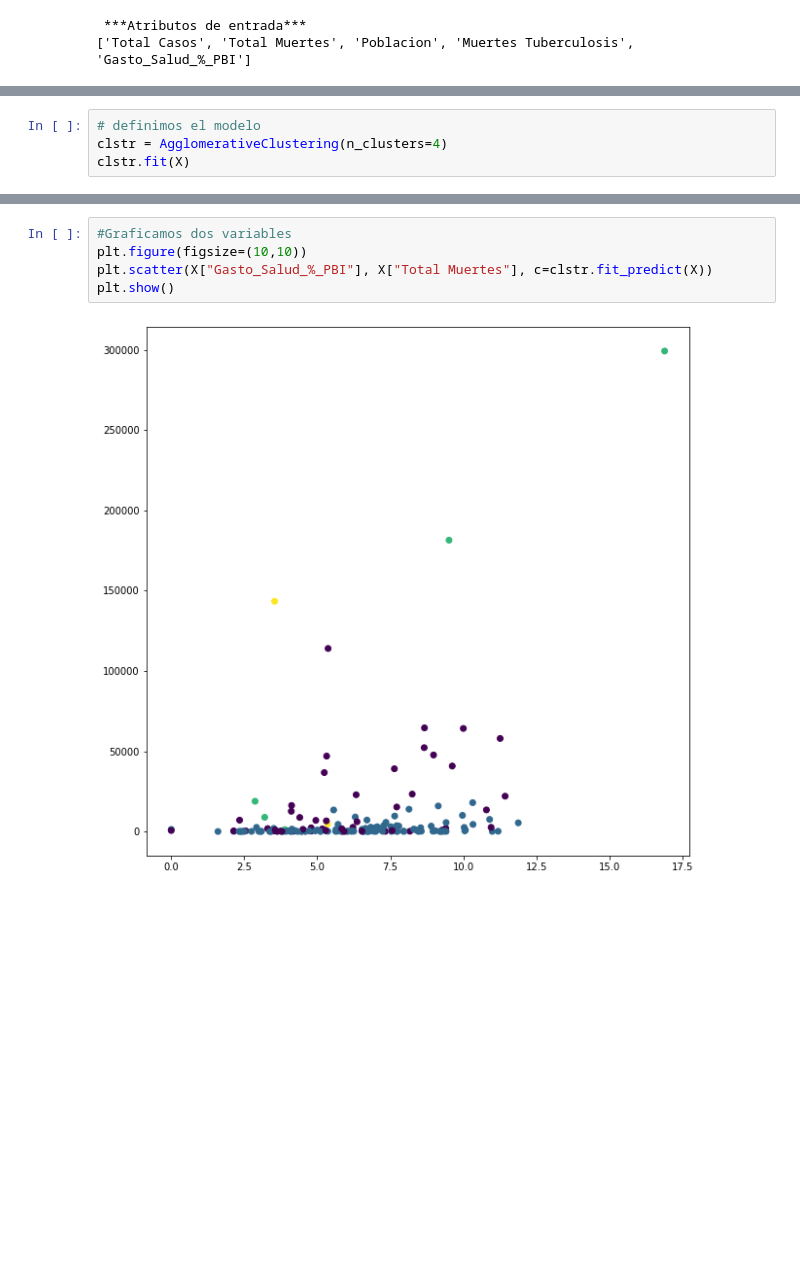
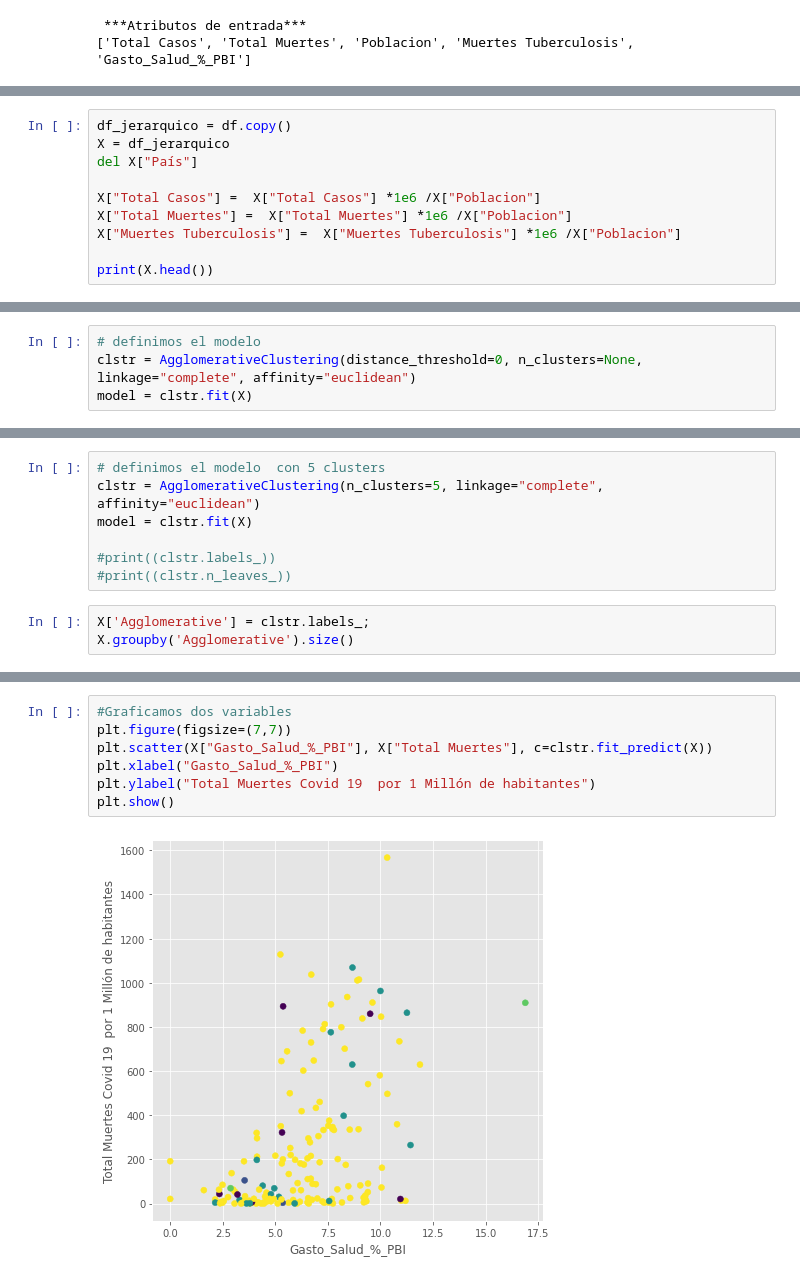
Before and after one commit to georgeduranh/IA, a Jupyter notebook: IA_actividad3.ipynb, the cells around one changed output, grey strips where cells are left out. Saved outputs shown, nothing was run; the diff lists cells and outputs as text; blank space fills up the shorter version.

```diff
--- a/IA_actividad3.ipynb
+++ b/IA_actividad3.ipynb
@@ -96,0 +84,10 @@ print(X.head())
+# %%
+df_jerarquico = df.copy()
+X = df_jerarquico
+del X["País"]
+
+X["Total Casos"] =  X["Total Casos"] *1e6 /X["Poblacion"]
+X["Total Muertes"] =  X["Total Muertes"] *1e6 /X["Poblacion"]
+X["Muertes Tuberculosis"] =  X["Muertes Tuberculosis"] *1e6 /X["Poblacion"]
+
+print(X.head())
@@ -97,4 +126,4 @@ print(X.head())
 # %%
 # definimos el modelo
-clstr = AgglomerativeClustering(n_clusters=4)
-clstr.fit(X)
+clstr = AgglomerativeClustering(distance_threshold=0, n_clusters=None, linkage="complete", affinity="euclidean")
+model = clstr.fit(X)
@@ -104,0 +160,10 @@ AgglomerativeClustering(affinity='euclidean', compute_full_tree='auto',
+# %%
+# definimos el modelo  con 5 clusters
+clstr = AgglomerativeClustering(n_clusters=5, linkage="complete", affinity="euclidean")
+model = clstr.fit(X)
+
+#print((clstr.labels_))
+#print((clstr.n_leaves_))
+# %%
+X['Agglomerative'] = clstr.labels_;
+X.groupby('Agglomerative').size()
@@ -105,9 +178,11 @@ AgglomerativeClustering(affinity='euclidean', compute_full_tree='auto',
 # %%
 #Graficamos dos variables
-plt.figure(figsize=(10,10))
+plt.figure(figsize=(7,7))
 plt.scatter(X["Gasto_Salud_%_PBI"], X["Total Muertes"], c=clstr.fit_predict(X))
+plt.xlabel("Gasto_Salud_%_PBI")
+plt.ylabel("Total Muertes Covid 19  por 1 Millón de habitantes")
 plt.show()
 # %% [output]
-[figure, old version]
+[figure, new version]
 # %%
 #Graficamos dos variables
```
Also changed, not shown: parts of 21 cells of this notebook.
